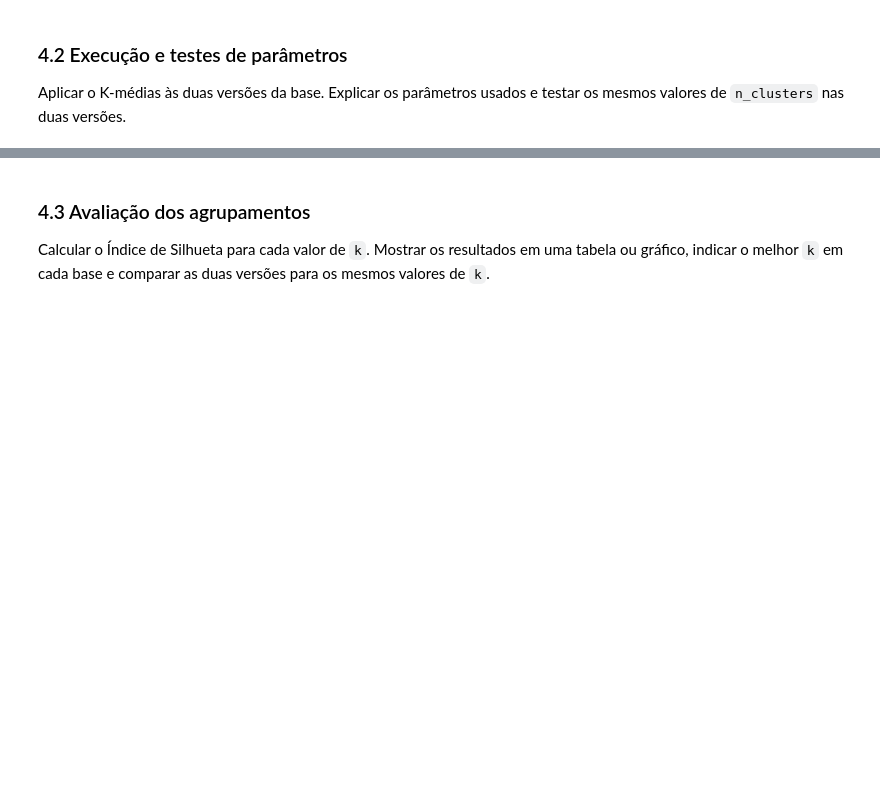
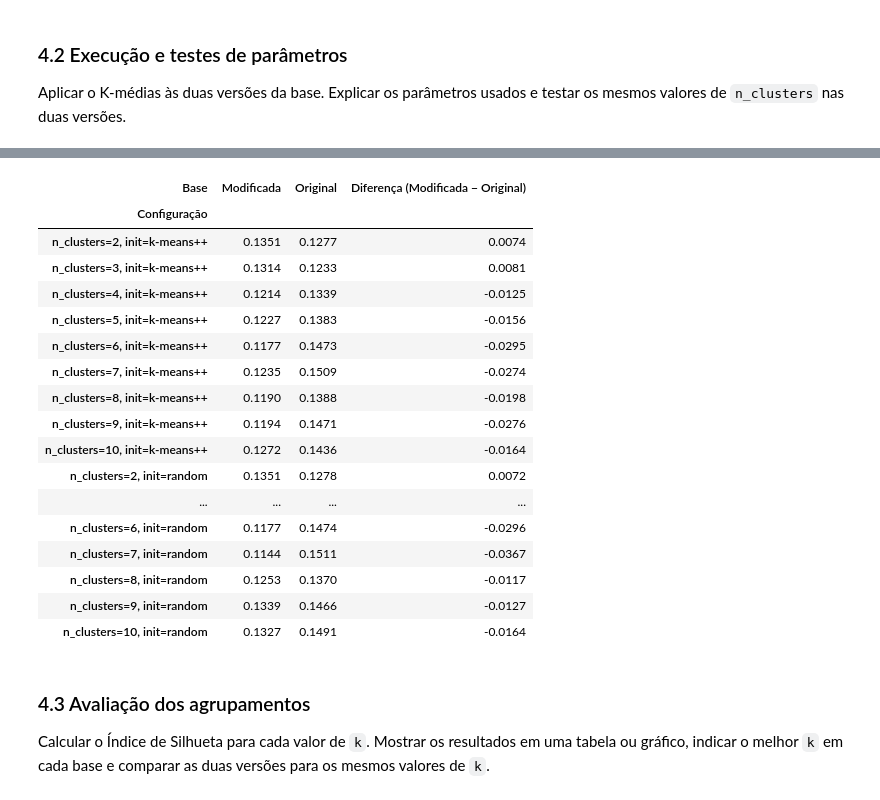
Before and after one commit to giovanasilverio/XMCO01-trabalho, a Jupyter notebook: trabalho.ipynb, the cells around one changed output, grey strips where cells are left out. Saved outputs shown, nothing was run; the diff lists cells and outputs as text; code cells hidden in the pictures; blank space fills up the shorter version.

```diff
--- a/trabalho.ipynb
+++ b/trabalho.ipynb
@@ -705,3 +804,36 @@ e testar os mesmos valores de `n_clusters` nas duas versões.
+# %%
+# Ordem original dos testes
+ordem_km = resultados_kmeans.loc[resultados_kmeans["Base"] == "Original", "Configuração"]
+
+# Tabela comparativa do Índice de Silhueta para todas as configurações testadas
+comparacao_kmeans_completa = (
+    resultados_kmeans.pivot(index="Configuração", columns="Base", values="Índice de Silhueta")
+    .loc[ordem_km]
+)
+comparacao_kmeans_completa["Diferença (Modificada − Original)"] = (
+    comparacao_kmeans_completa["Modificada"] - comparacao_kmeans_completa["Original"]
+)
+
+display(comparacao_kmeans_completa.round(4))
+# %% [output]
+| Base | Modificada | Original | Diferença (Modificada − Original) |
+| Configuração |  |  |  |
+| n_clusters=2, init=k-means++ | 0.1351 | 0.1277 | 0.0074 |
+| n_clusters=3, init=k-means++ | 0.1314 | 0.1233 | 0.0081 |
+| n_clusters=4, init=k-means++ | 0.1214 | 0.1339 | -0.0125 |
+| n_clusters=5, init=k-means++ | 0.1227 | 0.1383 | -0.0156 |
+| n_clusters=6, init=k-means++ | 0.1177 | 0.1473 | -0.0295 |
+| n_clusters=7, init=k-means++ | 0.1235 | 0.1509 | -0.0274 |
+| n_clusters=8, init=k-means++ | 0.1190 | 0.1388 | -0.0198 |
+| n_clusters=9, init=k-means++ | 0.1194 | 0.1471 | -0.0276 |
+| n_clusters=10, init=k-means++ | 0.1272 | 0.1436 | -0.0164 |
+| n_clusters=2, init=random | 0.1351 | 0.1278 | 0.0072 |
+| ... | ... | ... | ... |
+| n_clusters=6, init=random | 0.1177 | 0.1474 | -0.0296 |
+| n_clusters=7, init=random | 0.1144 | 0.1511 | -0.0367 |
+| n_clusters=8, init=random | 0.1253 | 0.1370 | -0.0117 |
+| n_clusters=9, init=random | 0.1339 | 0.1466 | -0.0127 |
+| n_clusters=10, init=random | 0.1327 | 0.1491 | -0.0164 |
 # %% [markdown]
 ### 4.3 Avaliação dos agrupamentos
 Calcular o Índice de Silhueta para cada valor de `k`. Mostrar os resultados
```
Also changed, not shown: parts of 9 cells of this notebook, 1 other file.
